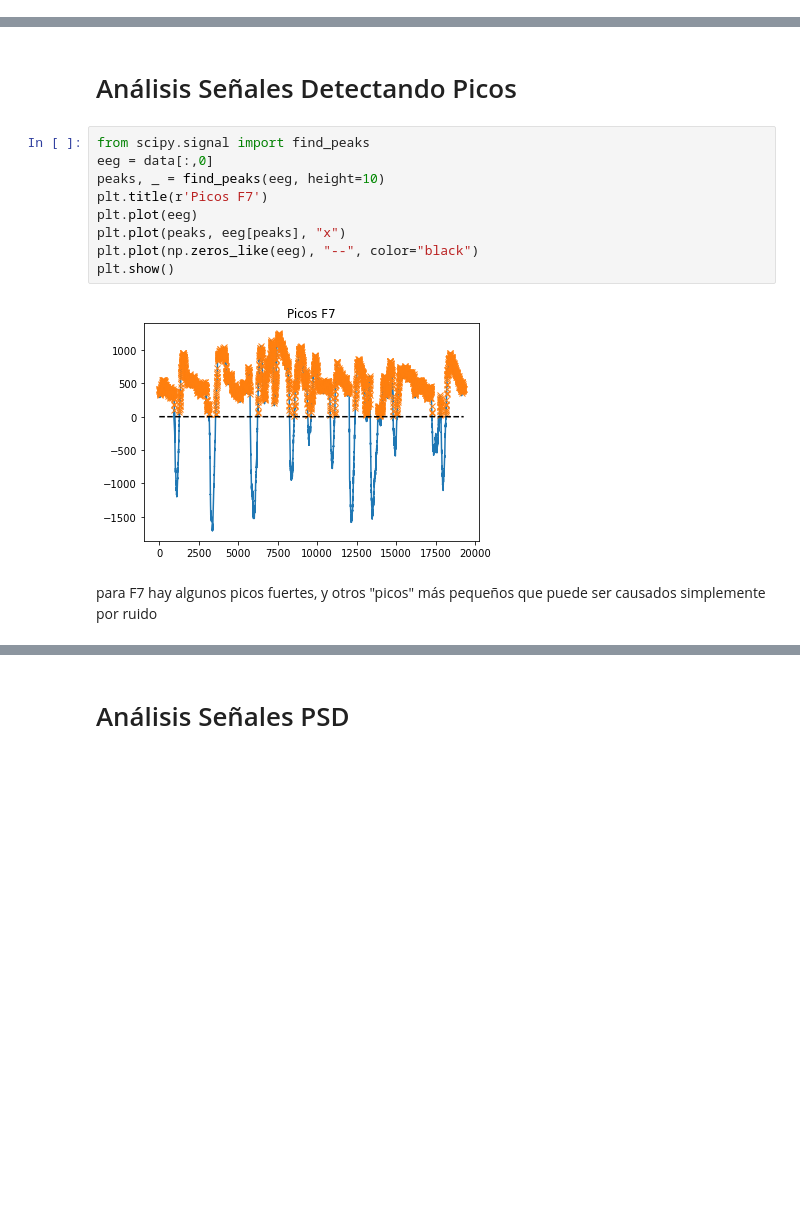
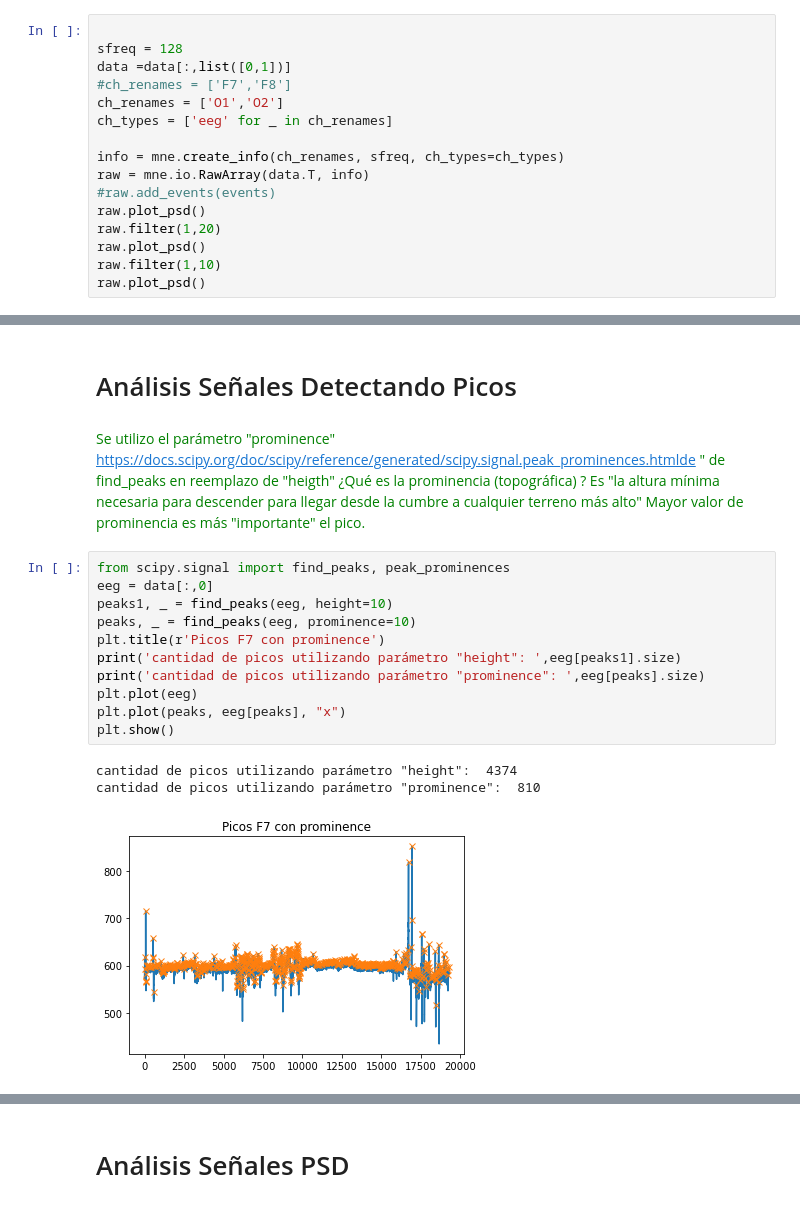
Before and after one commit to gusper01/db_espaciales, a Jupyter notebook: TP3_PDC.ipynb, the cells around one changed output, grey strips where cells are left out. Drawn from its saved outputs; the diff is of its cells as text; blank space fills up the shorter version.

```diff
--- a/TP3_PDC.ipynb
+++ b/TP3_PDC.ipynb
@@ -165,0 +169,16 @@ alfa es de 8-12 Hz, Beta mayor de 12 Hz, Theta de 4-7.5 Hz y delta de menos de 4
+# %%
+
+sfreq = 128
+data =data[:,list([0,1])]
+#ch_renames = ['F7','F8']
+ch_renames = ['O1','O2']
+ch_types = ['eeg' for _ in ch_renames]
+
+info = mne.create_info(ch_renames, sfreq, ch_types=ch_types)
+raw = mne.io.RawArray(data.T, info)
+#raw.add_events(events)
+raw.plot_psd()
+raw.filter(1,20)
+raw.plot_psd()
+raw.filter(1,10)
+raw.plot_psd()
@@ -220,15 +283,19 @@ Effective window size : 16.000 (s)
 # %% [markdown]
 # Análisis Señales Detectando Picos
+# %% [markdown]
+<font color='green'> Se utilizo el parámetro "prominence" https://docs.scipy.org/doc/scipy/reference/generated/scipy.signal.peak_prominences.htmlde " de find_peaks en reemplazo de "heigth" ¿Qué es la prominencia (topográfica) ? Es "la altura mínima necesaria para descender para llegar desde la cumbre a cualquier terreno más alto" Mayor valor de prominencia  es más "importante" el pico. </font>
 # %%
-from scipy.signal import find_peaks
+from scipy.signal import find_peaks, peak_prominences
 eeg = data[:,0]
-peaks, _ = find_peaks(eeg, height=10)
-plt.title(r'Picos F7')
+peaks1, _ = find_peaks(eeg, height=10)
+peaks, _ = find_peaks(eeg, prominence=10)
+plt.title(r'Picos F7 con prominence')
+print('cantidad de picos utilizando parámetro "height": ',eeg[peaks1].size)
+print('cantidad de picos utilizando parámetro "prominence": ',eeg[peaks].size)
 plt.plot(eeg)
 plt.plot(peaks, eeg[peaks], "x")
-plt.plot(np.zeros_like(eeg), "--", color="black")
 plt.show()
 # %% [output]
+cantidad de picos utilizando parámetro "height":  4374
+cantidad de picos utilizando parámetro "prominence":  810
-[figure, old version]
+[figure, new version]
-# %% [markdown]
-para F7  hay algunos picos fuertes, y otros "picos" más pequeños que puede ser causados simplemente por ruido
```
Also changed, not shown: parts of 15 cells of this notebook.
